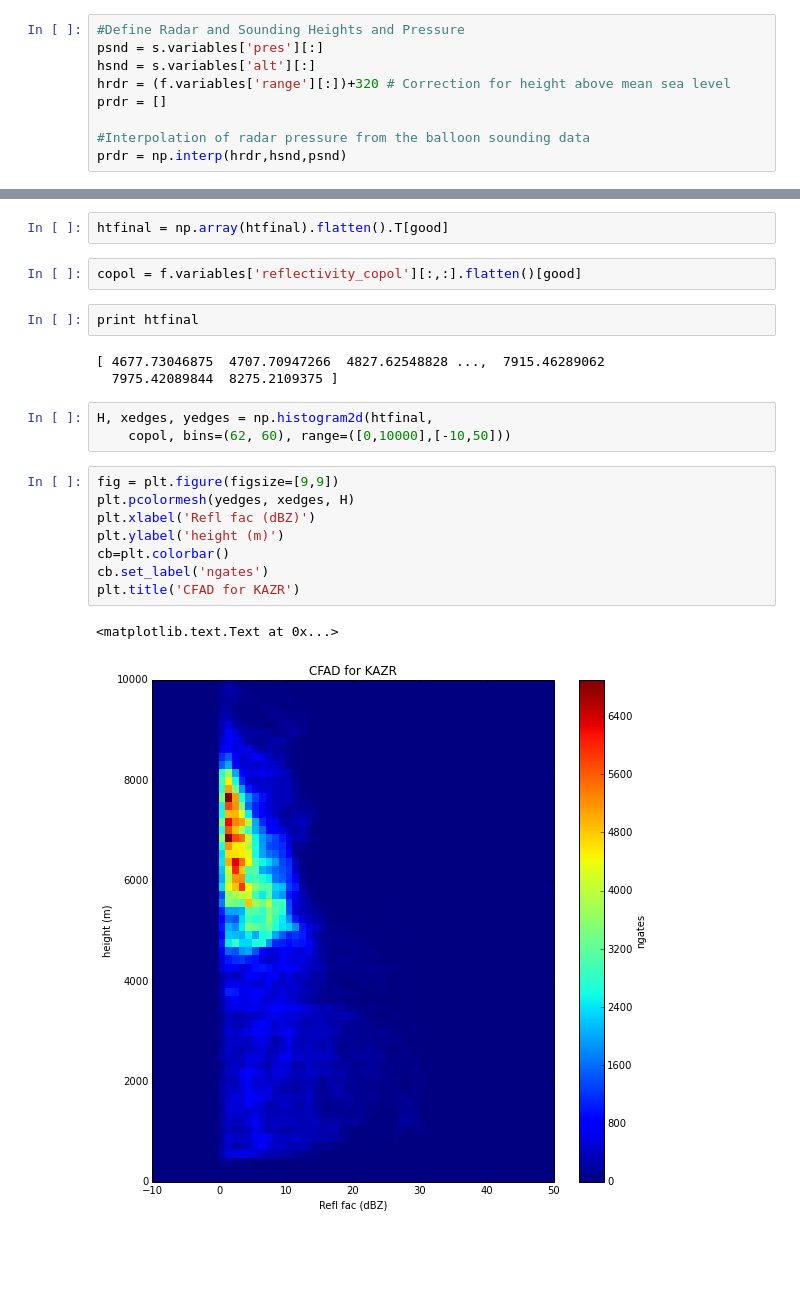
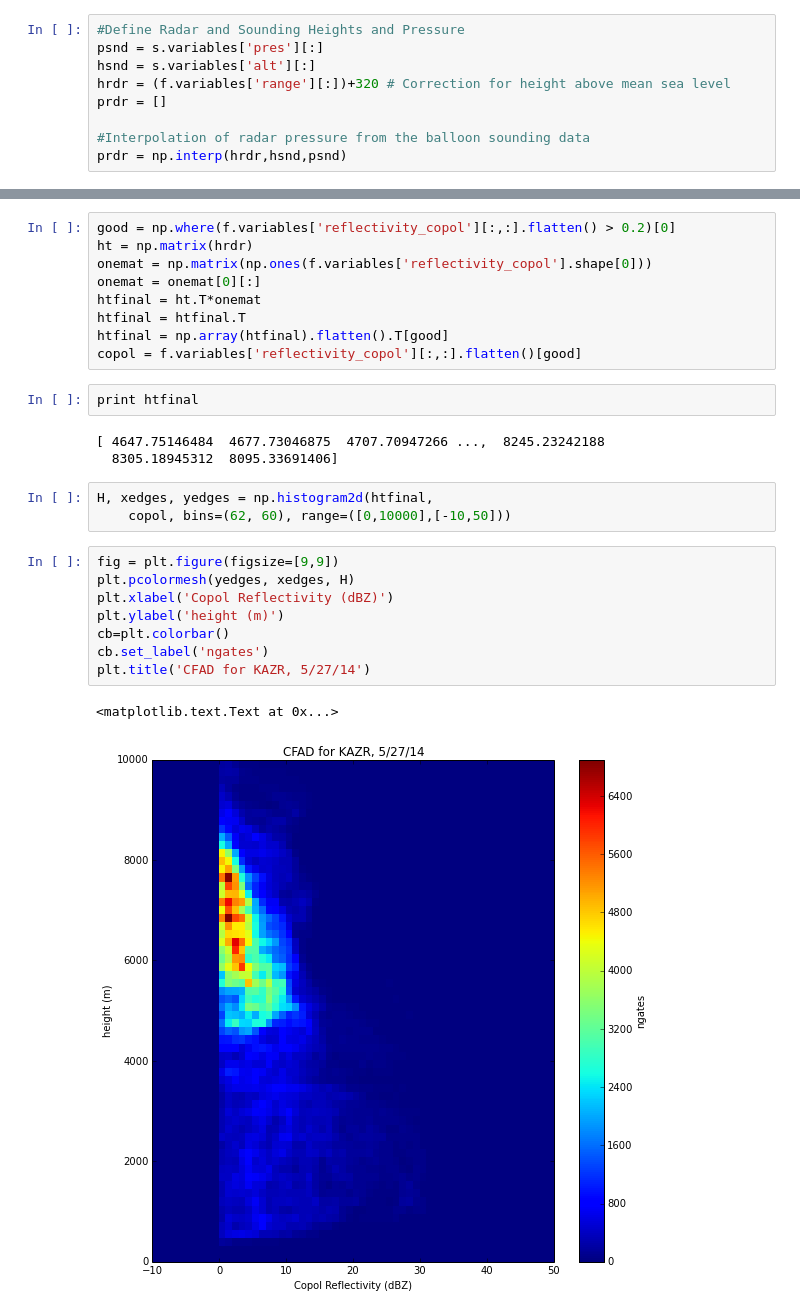
Before and after one commit to EVS-ATMOS/HRRR, a Jupyter notebook: notebooks/NetCDF CFAD.ipynb, the cells around one changed output, grey strips where cells are left out. Saved outputs shown, nothing was run; the diff lists cells and outputs as text; blank space fills up the shorter version.

```diff
--- a/notebooks/NetCDF CFAD.ipynb
+++ b/notebooks/NetCDF CFAD.ipynb
@@ -41,23 +29,28 @@ htfinal = htfinal.T
-# %%
-htfinal = np.array(htfinal).flatten().T[good]
-# %%
-copol = f.variables['reflectivity_copol'][:,:].flatten()[good]
+# %%
+good = np.where(f.variables['reflectivity_copol'][:,:].flatten() > 0.2)[0]
+ht = np.matrix(hrdr)
+onemat = np.matrix(np.ones(f.variables['reflectivity_copol'].shape[0]))
+onemat = onemat[0][:]
+htfinal = ht.T*onemat
+htfinal = htfinal.T
+htfinal = np.array(htfinal).flatten().T[good]
+copol = f.variables['reflectivity_copol'][:,:].flatten()[good]
 # %%
 print htfinal
 # %% [output]
-[ 4677.73046875  4707.70947266  4827.62548828 ...,  7915.46289062
-  7975.42089844  8275.2109375 ]
+[ 4647.75146484  4677.73046875  4707.70947266 ...,  8245.23242188
+  8305.18945312  8095.33691406]
 # %%
 H, xedges, yedges = np.histogram2d(htfinal,
     copol, bins=(62, 60), range=([0,10000],[-10,50]))
 # %%
 fig = plt.figure(figsize=[9,9])
 plt.pcolormesh(yedges, xedges, H)
-plt.xlabel('Refl fac (dBZ)')
+plt.xlabel('Copol Reflectivity (dBZ)')
 plt.ylabel('height (m)')
 cb=plt.colorbar()
 cb.set_label('ngates')
-plt.title('CFAD for KAZR')
+plt.title('CFAD for KAZR, 5/27/14')
 # %% [output]
 <matplotlib.text.Text at 0x...>
-[figure, old version]
+[figure, new version]
```
Also changed, not shown: parts of 6 cells of this notebook, 1 other file.
